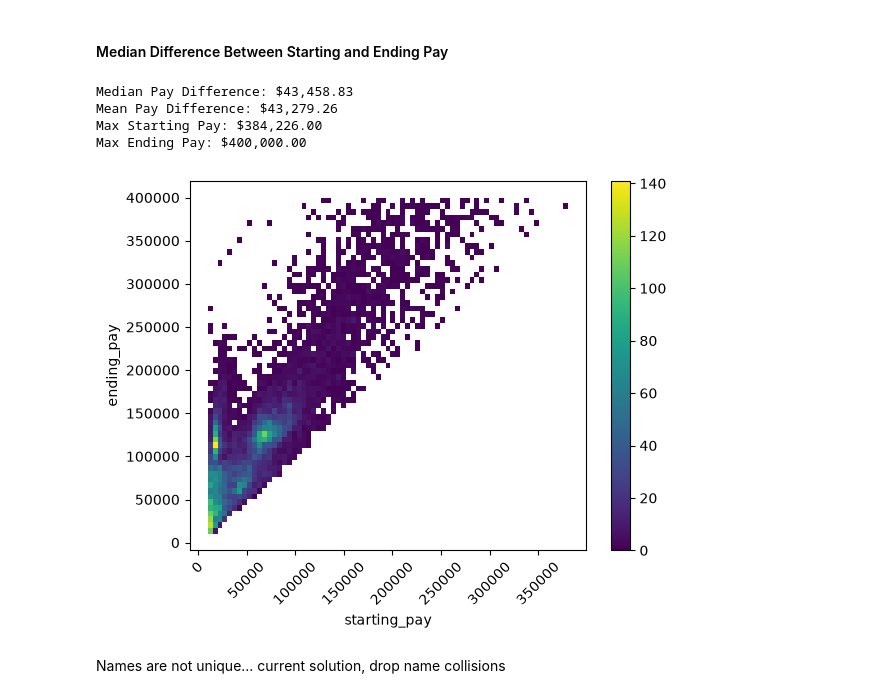
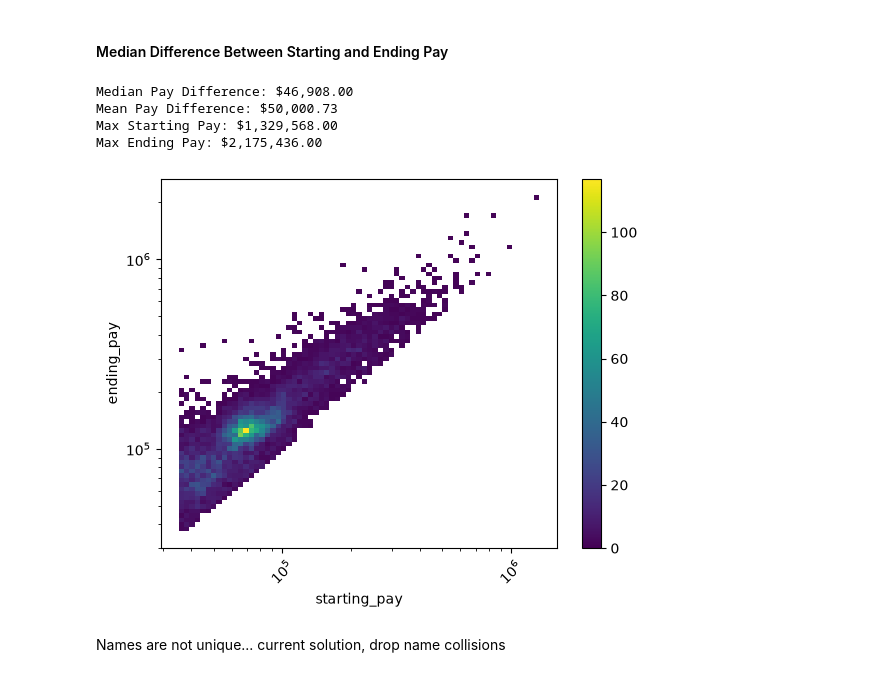
Before and after one commit to CSC4693-Fall-2026/CSC4693, a Jupyter notebook: Faculty/mcEDA.ipynb, the cells around one changed output. Cells and saved outputs as stored; diff of their text form; code cells hidden in the pictures.

```diff
--- a/Faculty/mcEDA.ipynb
+++ b/Faculty/mcEDA.ipynb
@@ -164,7 +152,7 @@ ORDER BY oldtimers.name, oldtimers.year
 # %%
 pay_df = duckdb.sql("""
 WITH yearly_pay AS (
-    SELECT name, job, year, SUM(totalpay) AS pay
+    SELECT name, job, year, ANY_VALUE(totalpay) AS pay
     FROM faculty_salaries
     GROUP BY name, job, year
 ),
@@ -238,22 +226,23 @@ print(f"Mean Pay Difference: ${mean_diff:,.2f}")
 print(f"Max Starting Pay: ${pay_df['starting_pay'].max():,.2f}")
 print(f"Max Ending Pay: ${pay_df['ending_pay'].max():,.2f}")
 # %% [output]
-Median Pay Difference: $43,458.83
-Mean Pay Difference: $43,279.26
-Max Starting Pay: $384,226.00
-Max Ending Pay: $400,000.00
+Median Pay Difference: $46,908.00
+Mean Pay Difference: $50,000.73
+Max Starting Pay: $1,329,568.00
+Max Ending Pay: $2,175,436.00
 # %%
 # Only include people whos ending pay is greater than starting pay
 pay_df = pay_df[pay_df['ending_pay'] > pay_df['starting_pay']]
 # %%
 import seaborn as sns
 import matplotlib.pyplot as plt
 
-sns.histplot(data=pay_df, x="starting_pay", y="ending_pay", cbar=True, cmap="viridis")
+sns.histplot(data=pay_df, x="starting_pay", y="ending_pay", cbar=True, cmap="viridis",
+             log_scale=(True, True))
 plt.xticks(rotation=45)
 plt.show()
 # %% [output]
-[figure, old version]
+[figure, new version]
 # %% [markdown]
 Names are not unique... current solution, drop name collisions
 # %% [markdown]
```
Also changed, not shown: parts of 12 cells of this notebook, 2 other files.
